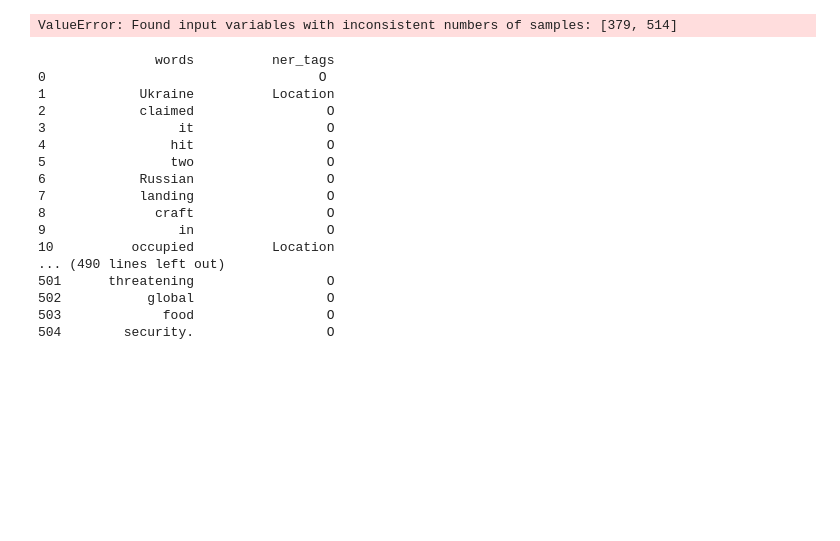
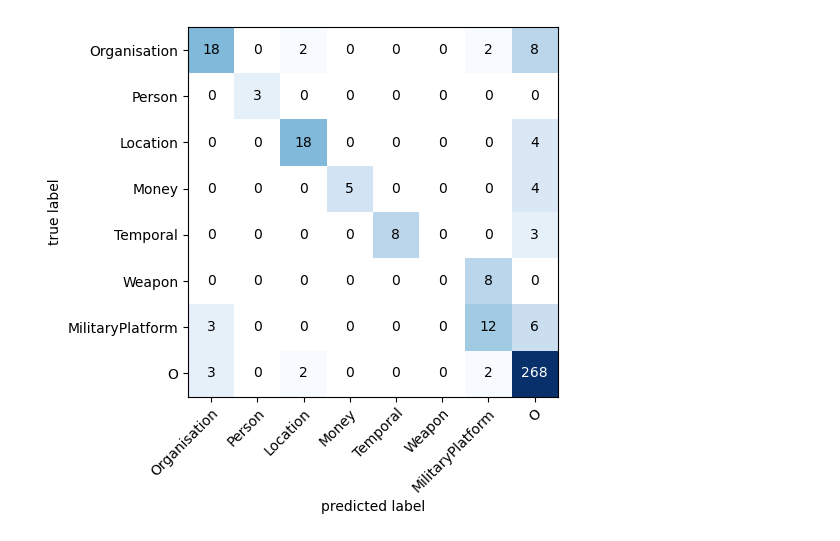
Before and after one commit to LasseAskholm/BachelorST, a Jupyter notebook: src/lillevalidation/validation.ipynb, the cells around one changed output. Saved outputs shown, nothing was run; the diff lists cells and outputs as text; code cells hidden in the pictures; blank space fills up the shorter version.

Commit message:
ConfusionMatrix virker nu for helvet

```diff
--- a/src/lillevalidation/validation.ipynb
+++ b/src/lillevalidation/validation.ipynb
@@ -7,52 +12,36 @@ from analysis.DataStatistics import get_truth
 # %%
+gen_data_path = "../../data/selv-labeled-data/ValData/ValGEN.txt"
+gen_conll_path = "../../data/selv-labeled-data/ValData/valgen.conll"
+valDataGeneral = getValData(gen_data_path)
+
 #Get predictions and truth vectors, label list
 prediction_json = "../inference/bertPredictions07.json"
-predictions = getPredictions(prediction_json)
+predictions = getPredictions(prediction_json, data = valDataGeneral)
 prediction_vector = predictions['ner_tags'].tolist()
 
-path = "../../data/selv-labeled-data/ValData/valgen.conll"
-truth_set = get_truth(path)
+
+truth_set = get_truth(gen_conll_path)
 truth_vector = truth_set['ner_tags'].tolist()
-
-labels = ['Organisation','Person','Location','Money','Temporal','Weapon','MilitaryPlatform','O']
 # %%
-from sklearn.metrics import confusion_matrix, ConfusionMatrixDisplay
-#%pip install mlxtend
-from mlxtend.plotting import plot_confusion_matrix
-
-confusion_matrix = confusion_matrix(truth_vector,prediction_vector, labels = labels)
+confusion_matrix_gen = confusion_matrix(truth_vector,prediction_vector, labels = labels)
 
 fig, ax = plot_confusion_matrix(
-    conf_mat=confusion_matrix,
+    conf_mat=confusion_matrix_gen,
     class_names=labels,
     norm_colormap=plt.colors.LogNorm()
 )
 # %% [output]
-ValueError: Found input variables with inconsistent numbers of samples: [379, 514]
+[figure, added]
 # %%
-ukraine_path = "../../data/selv-labeled-data/ValData/ukraine_val.conll"
-ukraine_truth = get_truth(ukraine_path)
-print(ukraine_truth.to_string())
+ukraine_data_path = "../../data/selv-labeled-data/ValData/ukraine_val_text.txt"
+ukraine_conll_path = "../../data/selv-labeled-data/ValData/ukraine_val.conll"
+ukraine_data = getValData(ukraine_data_path)
+
+
+ukraine_truth = get_truth(ukraine_conll_path)
+ukraine_truth_vector = ukraine_truth['ner_tags'].tolist()
 
 
 ukraine_prediction_json = "../inference/bertPredictionsUV.json"
-ukraine_predictions = getPredictions(ukraine_prediction_json)
-#print(ukraine_predictions.to_string())
+ukraine_predictions = getPredictions(ukraine_prediction_json, data = ukraine_data)
+ukraine_prediction_vector = ukraine_predictions['ner_tags'].tolist()
-# %% [output]
-               words          ner_tags
-0                  ﻿                 O
-1            Ukraine          Location
-2            claimed                 O
-3                 it                 O
-4                hit                 O
-5                two                 O
-6            Russian                 O
-7            landing                 O
-8              craft                 O
-9                 in                 O
-10          occupied          Location
-... (490 lines left out)
-501      threatening                 O
-502           global                 O
-503             food                 O
-504        security.                 O
```
Also changed, not shown: parts of 2 cells of this notebook, 4 other files.
